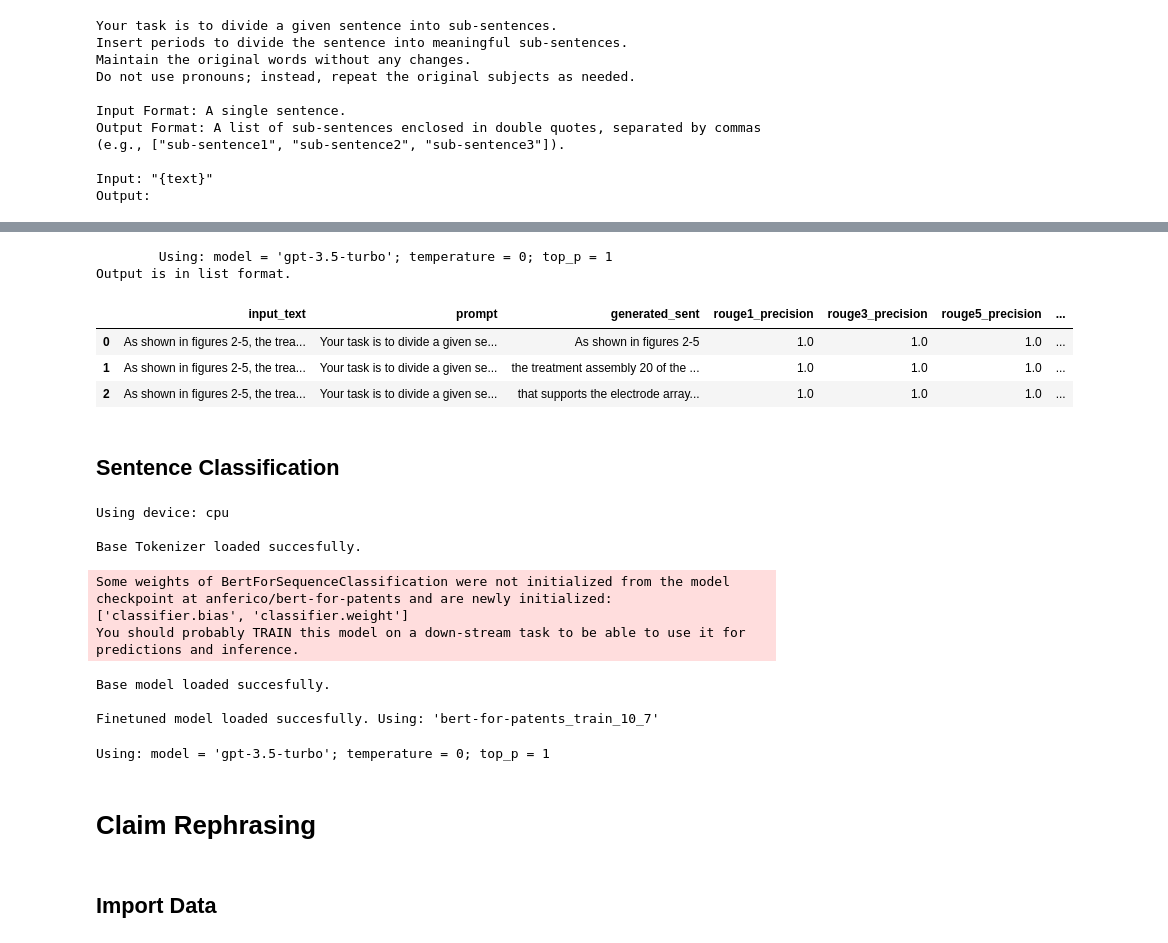
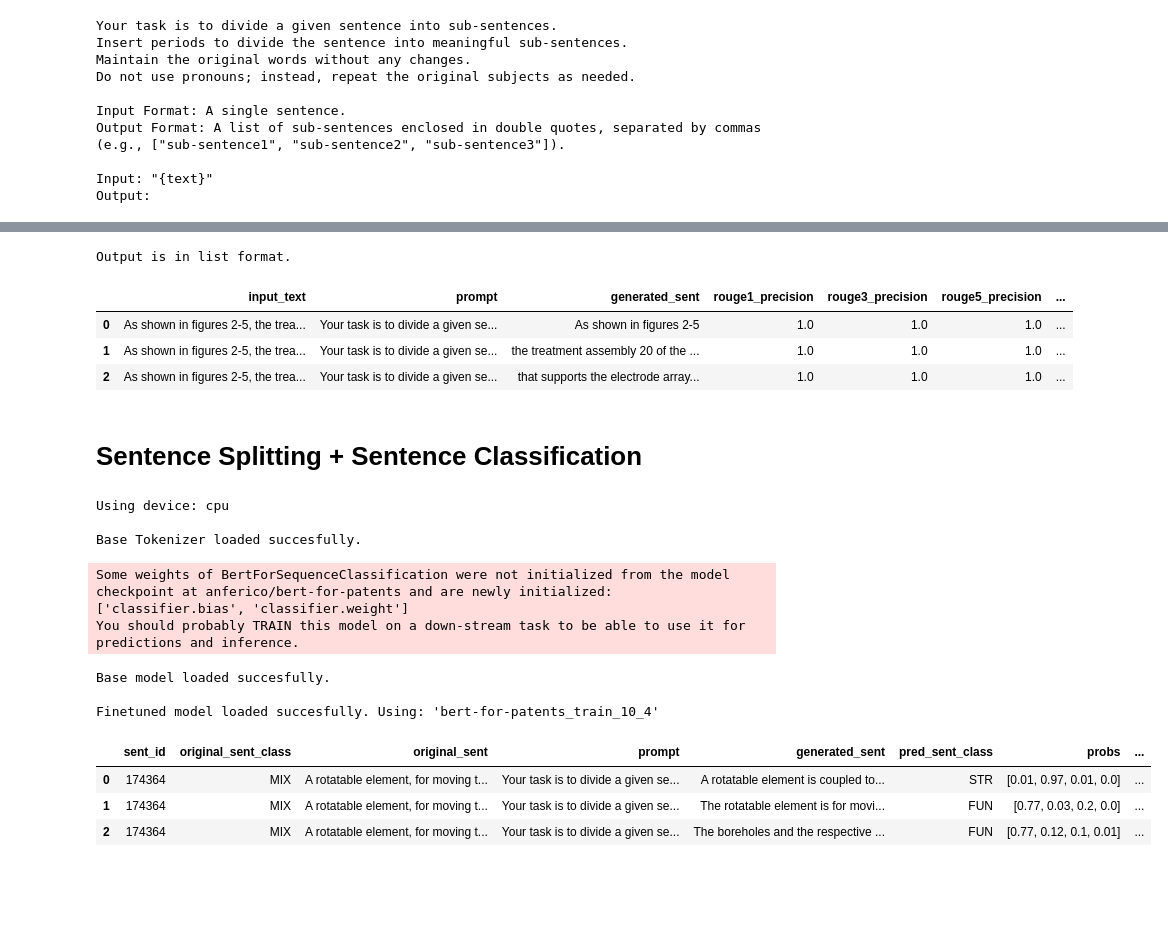
Before and after one commit to Marco-Consoloni/patent-sentence-classification, a Jupyter notebook: mix_disambiguation.ipynb, the cells around one changed output, grey strips where cells are left out. Drawn from its saved outputs; the diff is of its cells as text; code cells hidden in the pictures; blank space fills up the shorter version.

Commit message:
move claim simplification to another script

```diff
--- a/mix_disambiguation.ipynb
+++ b/mix_disambiguation.ipynb
@@ -34,15 +93,16 @@ OPENAI_API_KEY = os.getenv("OPENAI_API_KEY")
 # %%
 # Prompt Definition
-task = """Your task is to divide a given sentence into sub-sentences.
+splitting_prompt = """Your task is to divide a given sentence into sub-sentences.
 Insert periods to divide the sentence into meaningful sub-sentences.
 Maintain the original words without any changes.
 Do not use pronouns; instead, repeat the original subjects as needed.
 
 Input Format: A single sentence.
 Output Format: A list of sub-sentences enclosed in double quotes, separated by commas (e.g., ["sub-sentence1", "sub-sentence2", "sub-sentence3"]).
-"""
-output_format = "Input: \"{text}\"\nOutput:"
-splitting_prompt = '\n'.join([task, output_format])
+
+Input: \"{text}\"
+Output:"""
+
 print(splitting_prompt)
 # %% [output]
 Your task is to divide a given sentence into sub-sentences.
@@ -103,7 +127,7 @@ input_text = test_df['sent'].iloc[3] # select by index
 chatgpt_model ='gpt-3.5-turbo'
 
 # Perfrom Sentence Splitting
-output_string, formatted_prompt, input_count, output_count = split_sentence_chatgpt(input_text, splitting_prompt, chatgpt_model)
+output_string, formatted_prompt, input_count, output_count = prompt_chatgpt(input_text, splitting_prompt, chatgpt_model)
 
 # Validate Output Format
 if not output_string:
@@ -114,7 +138,6 @@ try:
 except (SyntaxError, ValueError) as e:
     raise ValueError(f"Output not in list format: {e}")
 # %% [output]
-        Using: model = 'gpt-3.5-turbo'; temperature = 0; top_p = 1
 Output is in list format.
 # %%
 # Initialize ROUGE scorer
@@ -154,15 +177,15 @@ results_df
 | 1 | As shown in figures 2-5, the trea... | Your task is to divide a given se... | the treatment assembly 20 of the ... | 1.0 | 1.0 | 1.0 | ... |
 | 2 | As shown in figures 2-5, the trea... | Your task is to divide a given se... | that supports the electrode array... | 1.0 | 1.0 | 1.0 | ... |
 # %% [markdown]
-## Sentence Classification
+# Sentence Splitting + Sentence Classification
 # %%
 # Set device
 device = torch.device("cuda" if torch.cuda.is_available() else "cpu")
 print(f"Using device: {device}")
 
 # Set path to checkpoint
-checkpoint_name = 'bert-large-uncased_train_10_7'; model_name = "bert-large-uncased"
-checkpoint_name = 'bert-for-patents_train_10_7'; model_name = "anferico/bert-for-patents"
+checkpoint_name = 'bert-large-uncased_train_10_4'; model_name = "bert-large-uncased"
+checkpoint_name = 'bert-for-patents_train_10_4'; model_name = "anferico/bert-for-patents"
 checkpoint_path = f"/home/fantoni/patent-sentence-classification/models/finetuning/{checkpoint_name}.ckpt"
 
 # Load Base Tokenizer
@@ -193,4 +216,4 @@ Some weights of BertForSequenceClassification were not initialized from the mode
 You should probably TRAIN this model on a down-stream task to be able to use it for predictions and inference.
 Base model loaded succesfully.
 
-Finetuned model loaded succesfully. Using: 'bert-for-patents_train_10_7'
+Finetuned model loaded succesfully. Using: 'bert-for-patents_train_10_4'
@@ -224,7 +226,7 @@ rouge = ROUGEScore(rouge_keys = ('rouge1', 'rouge3', 'rouge5', 'rouge7', 'rouge9
 # Import Sentences
 test_df = pd.read_excel("/home/fantoni/patent-sentence-classification/data/1200_agreement_All.xlsx")
 test_df = test_df.query("agreement==True & sent_tag_mc == 'MIX'")
-test_df = test_df.head(1)
+test_df = test_df.head(1) # take a subset for testing
 
 # Select Models
 chatgpt_model ='gpt-3.5-turbo'
@@ -238,7 +240,7 @@ for i, row in tqdm(test_df.iterrows(), total=len(test_df), desc="Processing Sent
         original_sent = row['sent']
 
         # Split Sentence
-        output_string, formatted_prompt, input_count, output_count = split_sentence_chatgpt(original_sent, splitting_prompt, chatgpt_model)
+        output_string, formatted_prompt, input_count, output_count = prompt_chatgpt(original_sent, splitting_prompt, chatgpt_model)
 
         # Validate Output Format
         if not output_string:
@@ -283,36 +285,35 @@ for i, row in tqdm(test_df.iterrows(), total=len(test_df), desc="Processing Sent
 
     except Exception as e:
         print(f"Error processing sentence {row['sent_id']}: {str(e)}")
         results.append({
             'sent_id': row['sent_id'],
             'original_sent_class': row['sent_tag_mc'],
             'original_sent': original_sent,
             'prompt': formatted_prompt,
             'generated_sent': None,
             'pred_sent_class': None,
             'probs': None,
             'rouge1_precision': None,
             'rouge3_precision': None,
             'rouge5_precision': None,
             'rouge7_precision': None,
             'rouge9_precision': None,
             'rougeL_precision': None,
             'output_string': output_string,
             'input_count': None,
             'output_count': None,
             'errors': str(e),
             'elapsed_time_sec': time.time() - start_time
         })
 
 # Convert results to DataFrame
 results_df = pd.DataFrame(results)
 results_df
 
 # Save results to Excel
-results_df.to_excel("/home/fantoni/patent-sentence-classification/results/mix_disambiguation/mix_disambiguation.xlsx", index=False)
+results_df.to_excel("/home/fantoni/patent-sentence-classification/results/mix_disambiguation/mix_disambiguation_new.xlsx", index=False)
 # %% [output]
-Using: model = 'gpt-3.5-turbo'; temperature = 0; top_p = 1
+|  | sent_id | original_sent_class | original_sent | prompt | generated_sent | pred_sent_class | probs | ... |
+| 0 | 174364 | MIX | A rotatable element, for moving t... | Your task is to divide a given se... | A rotatable element is coupled to... | STR | [0.01, 0.97, 0.01, 0.0] | ... |
+| 1 | 174364 | MIX | A rotatable element, for moving t... | Your task is to divide a given se... | The rotatable element is for movi... | FUN | [0.77, 0.03, 0.2, 0.0] | ... |
+| 2 | 174364 | MIX | A rotatable element, for moving t... | Your task is to divide a given se... | The boreholes and the respective ... | FUN | [0.77, 0.12, 0.1, 0.01] | ... |
-# %% [markdown]
-# Claim Rephrasing
-# %% [markdown]
-## Import Data
```
Also changed, not shown: parts of 21 cells of this notebook.
